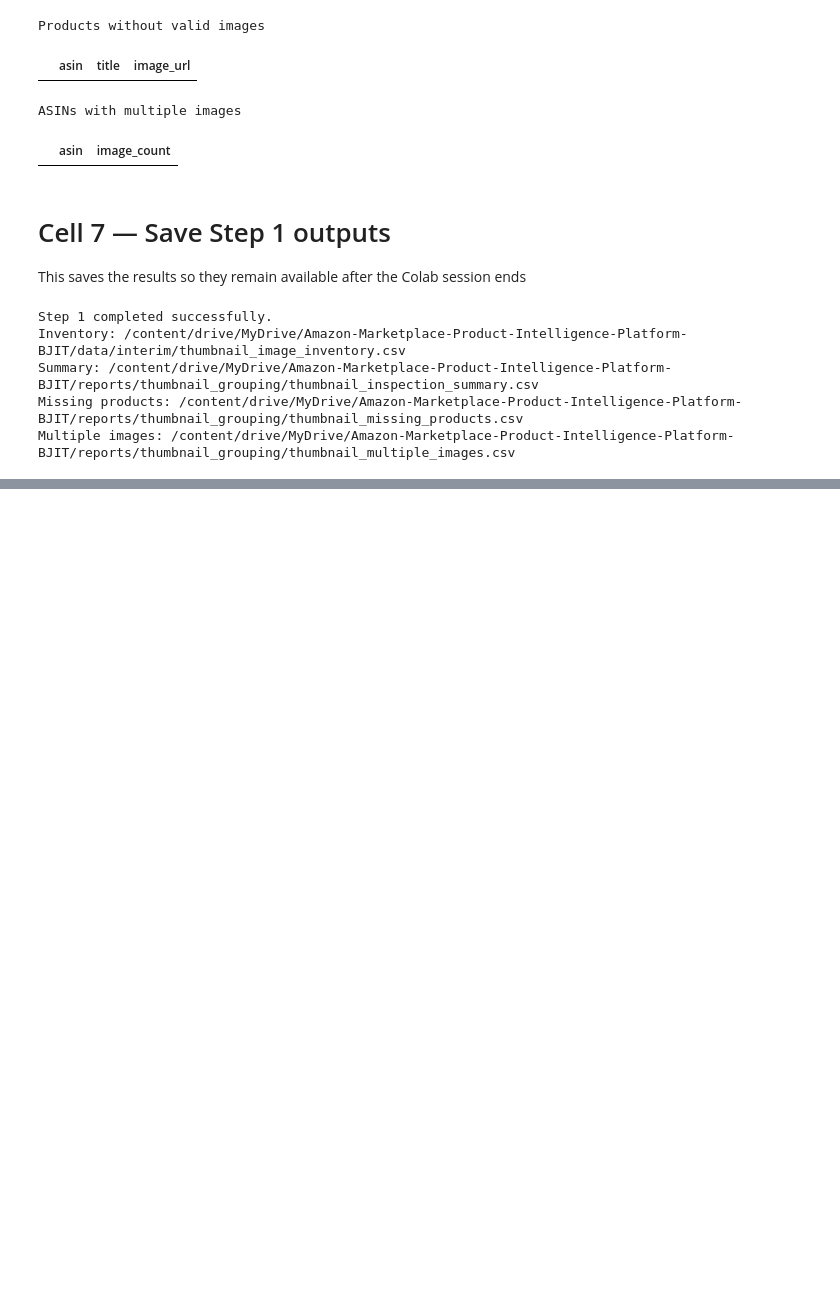
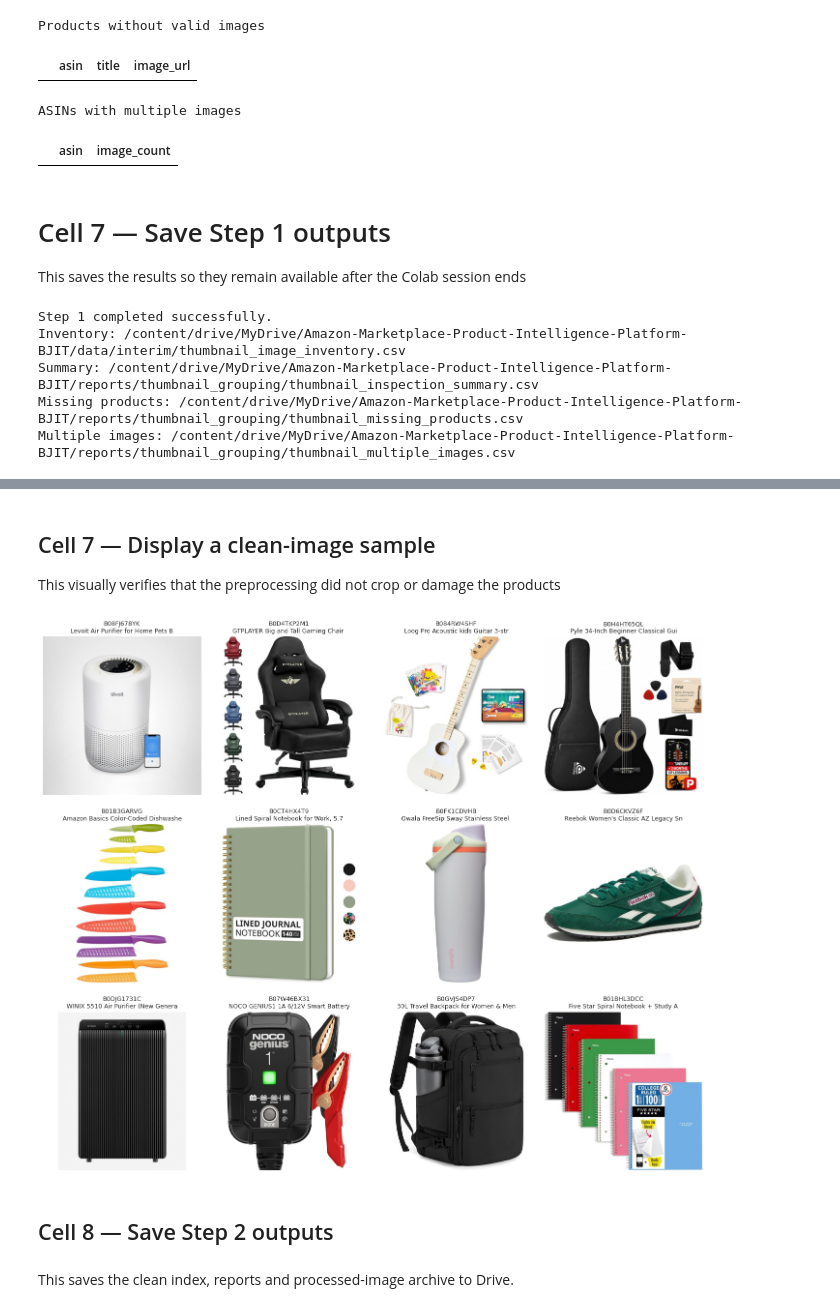
Before and after one commit to farhan065/Amazon-Marketplace-Product-Intelligence-Platform, a Jupyter notebook: notebooks/thumbnail_grouping/01_thumbnail_preprocessing_eda_ipynb.ipynb, the cells around one changed output, grey strips where cells are left out. Cells and saved outputs as stored; diff of their text form; code cells hidden in the pictures; blank space fills up the shorter version.

```diff
--- a/notebooks/thumbnail_grouping/01_thumbnail_preprocessing_eda_ipynb.ipynb
+++ b/notebooks/thumbnail_grouping/01_thumbnail_preprocessing_eda_ipynb.ipynb
@@ -732,0 +1480,78 @@ Multiple images: /content/drive/MyDrive/Amazon-Marketplace-Product-Intelligence-
+# %% [markdown]
+## Cell 7 — Display a clean-image sample
+
+This visually verifies that the preprocessing did not crop or damage the products
+# %%
+# ============================================================
+# Step 2.7: Clean thumbnail sample
+# ============================================================
+
+sample_rows = (
+    clean_thumbnail_index[
+        clean_thumbnail_index[
+            "processing_status"
+        ].eq("processed")
+    ]
+    .drop_duplicates(
+        subset="processed_filename"
+    )
+    .sample(
+        n=min(
+            12,
+            clean_thumbnail_index[
+                "processed_filename"
+            ].nunique(),
+        ),
+        random_state=42,
+    )
+    .reset_index(drop=True)
+)
+
+figure, axes = plt.subplots(
+    3,
+    4,
+    figsize=(14, 12),
+)
+
+for axis, row in zip(
+    axes.flatten(),
+    sample_rows.itertuples(
+        index=False
+    ),
+):
+    image_path = (
+        CLEAN_IMAGE_DIR
+        / row.processed_filename
+    )
+
+    with Image.open(image_path) as image:
+        axis.imshow(image)
+
+    title = str(
+        getattr(
+            row,
+            "title",
+            row.asin,
+        )
+    )
+
+    axis.set_title(
+        f"{row.asin}\n{title[:35]}",
+        fontsize=9,
+    )
+
+    axis.axis("off")
+
+for axis in axes.flatten()[
+    len(sample_rows):
+]:
+    axis.axis("off")
+
+plt.tight_layout()
+plt.show()
+# %% [output]
+[figure, added]
+# %% [markdown]
+## Cell 8 — Save Step 2 outputs
+# %% [markdown]
+This saves the clean index, reports and processed-image archive to Drive.
```
Also changed, not shown: parts of 72 cells of this notebook, 1 other file.
